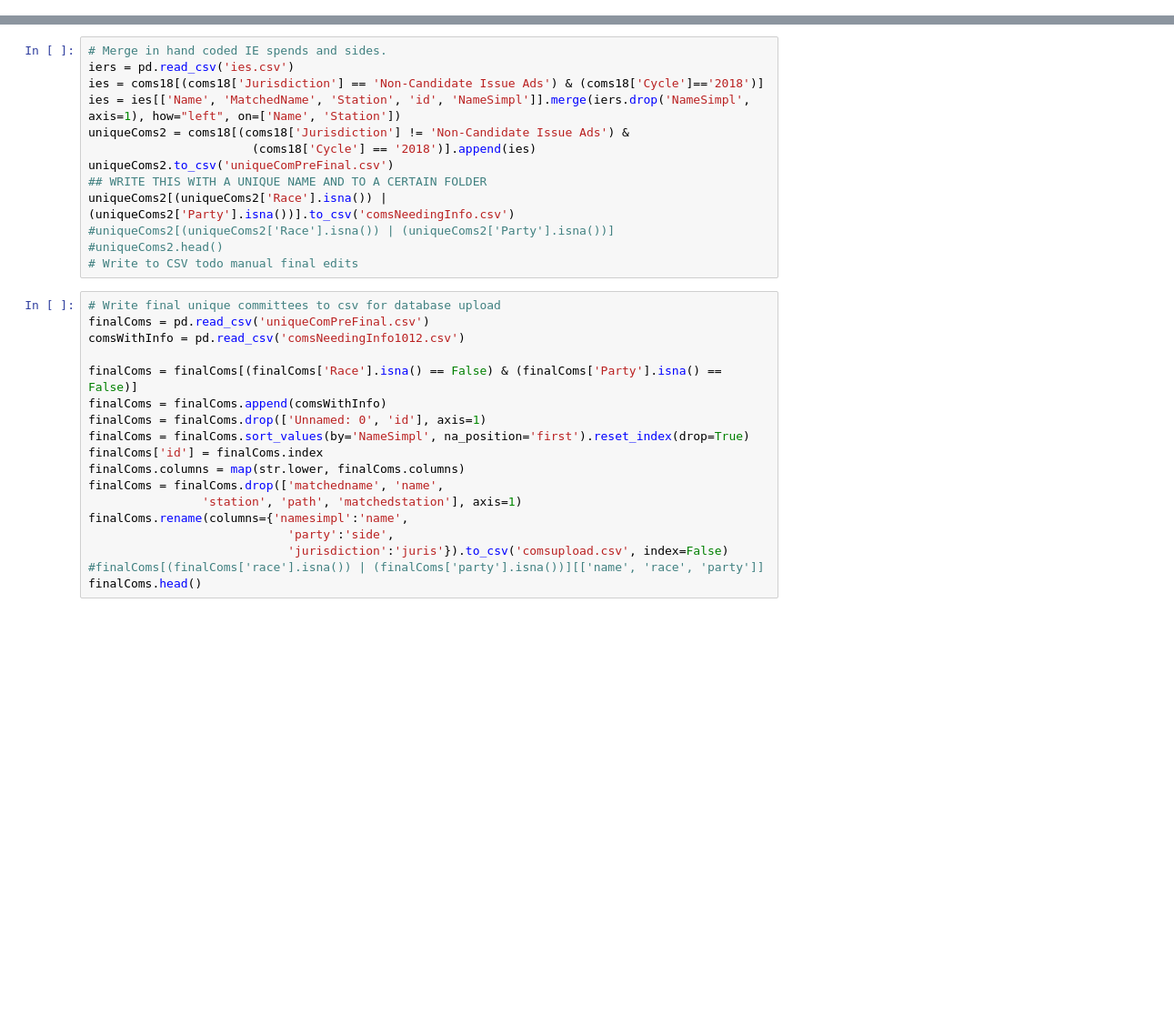
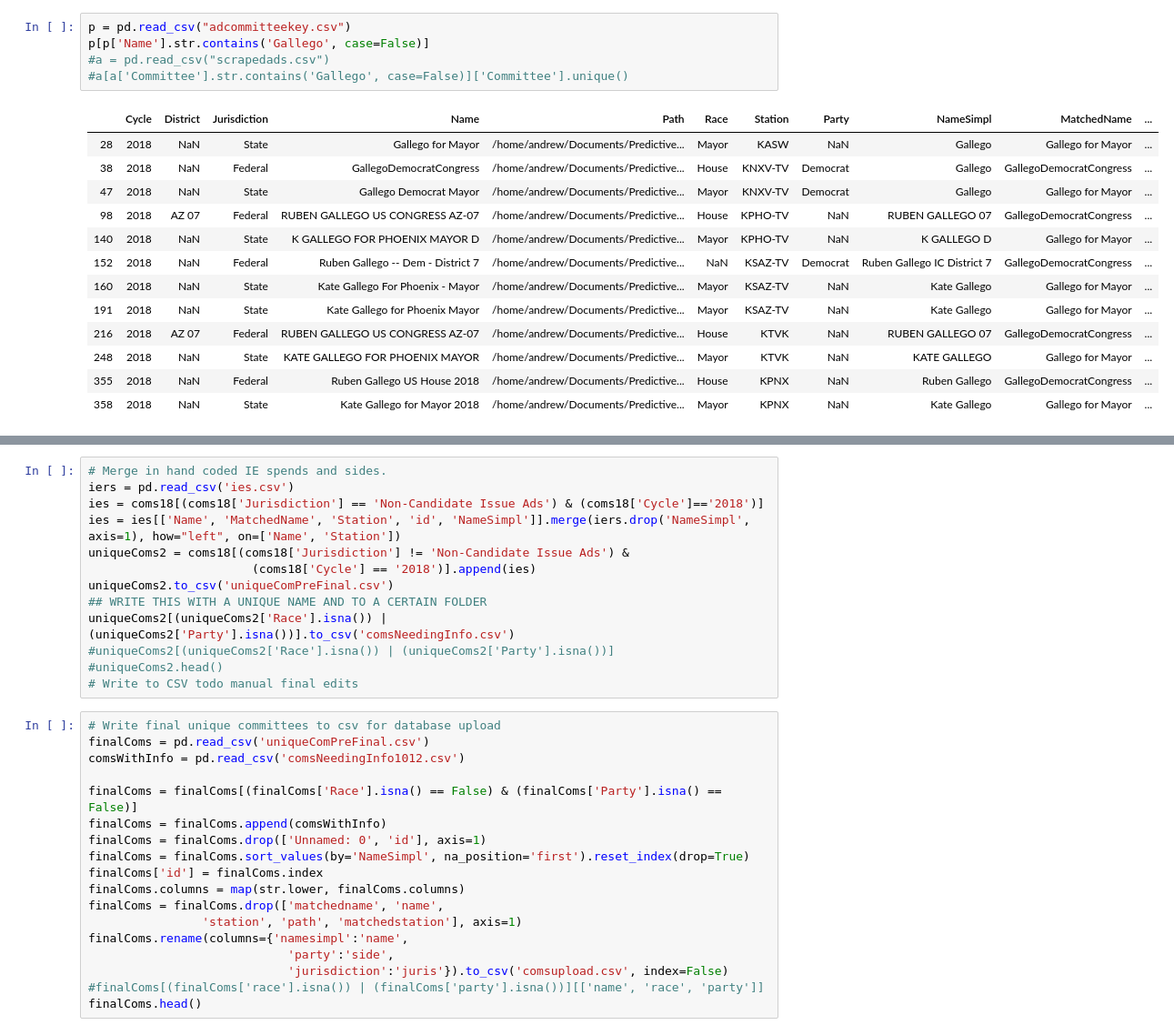
Before and after one commit to and-pulc/fccscraper, a Jupyter notebook: code/BroadcastProcess.ipynb, the cells around one changed output, grey strips where cells are left out. Shown at 91% size. Saved outputs shown, nothing was run; the diff lists cells and outputs as text; blank space fills up the shorter version.

```diff
--- a/code/BroadcastProcess.ipynb
+++ b/code/BroadcastProcess.ipynb
@@ -14,0 +21,19 @@ p.head()
+# %%
+p = pd.read_csv("adcommitteekey.csv")
+p[p['Name'].str.contains('Gallego', case=False)]
+#a = pd.read_csv("scrapedads.csv")
+#a[a['Committee'].str.contains('Gallego', case=False)]['Committee'].unique()
+# %% [output]
+|  | Cycle | District | Jurisdiction | Name | Path | Race | Station | Party | NameSimpl | MatchedName | ... |
+| 28 | 2018 | NaN | State | Gallego for Mayor | /home/andrew/Documents/Predictive... | Mayor | KASW | NaN | Gallego | Gallego for Mayor | ... |
+| 38 | 2018 | NaN | Federal | GallegoDemocratCongress | /home/andrew/Documents/Predictive... | House | KNXV-TV | Democrat | Gallego | GallegoDemocratCongress | ... |
+| 47 | 2018 | NaN | State | Gallego Democrat Mayor | /home/andrew/Documents/Predictive... | Mayor | KNXV-TV | Democrat | Gallego | Gallego for Mayor | ... |
+| 98 | 2018 | AZ 07 | Federal | RUBEN GALLEGO US CONGRESS AZ-07 | /home/andrew/Documents/Predictive... | House | KPHO-TV | NaN | RUBEN GALLEGO 07 | GallegoDemocratCongress | ... |
+| 140 | 2018 | NaN | State | K GALLEGO FOR PHOENIX MAYOR D | /home/andrew/Documents/Predictive... | Mayor | KPHO-TV | NaN | K GALLEGO D | Gallego for Mayor | ... |
+| 152 | 2018 | NaN | Federal | Ruben Gallego -- Dem - District 7 | /home/andrew/Documents/Predictive... | NaN | KSAZ-TV | Democrat | Ruben Gallego IC District 7 | GallegoDemocratCongress | ... |
+| 160 | 2018 | NaN | State | Kate Gallego For Phoenix - Mayor | /home/andrew/Documents/Predictive... | Mayor | KSAZ-TV | NaN | Kate Gallego | Gallego for Mayor | ... |
+| 191 | 2018 | NaN | State | Kate Gallego for Phoenix Mayor | /home/andrew/Documents/Predictive... | Mayor | KSAZ-TV | NaN | Kate Gallego | Gallego for Mayor | ... |
+| 216 | 2018 | AZ 07 | Federal | RUBEN GALLEGO US CONGRESS AZ-07 | /home/andrew/Documents/Predictive... | House | KTVK | NaN | RUBEN GALLEGO 07 | GallegoDemocratCongress | ... |
+| 248 | 2018 | NaN | State | KATE GALLEGO FOR PHOENIX MAYOR | /home/andrew/Documents/Predictive... | Mayor | KTVK | NaN | KATE GALLEGO | Gallego for Mayor | ... |
+| 355 | 2018 | NaN | Federal | Ruben Gallego US House 2018 | /home/andrew/Documents/Predictive... | House | KPNX | NaN | Ruben Gallego | GallegoDemocratCongress | ... |
+| 358 | 2018 | NaN | State | Kate Gallego for Mayor 2018 | /home/andrew/Documents/Predictive... | Mayor | KPNX | NaN | Kate Gallego | Gallego for Mayor | ... |
```
Also changed, not shown: parts of 8 cells of this notebook, 43 other files.
